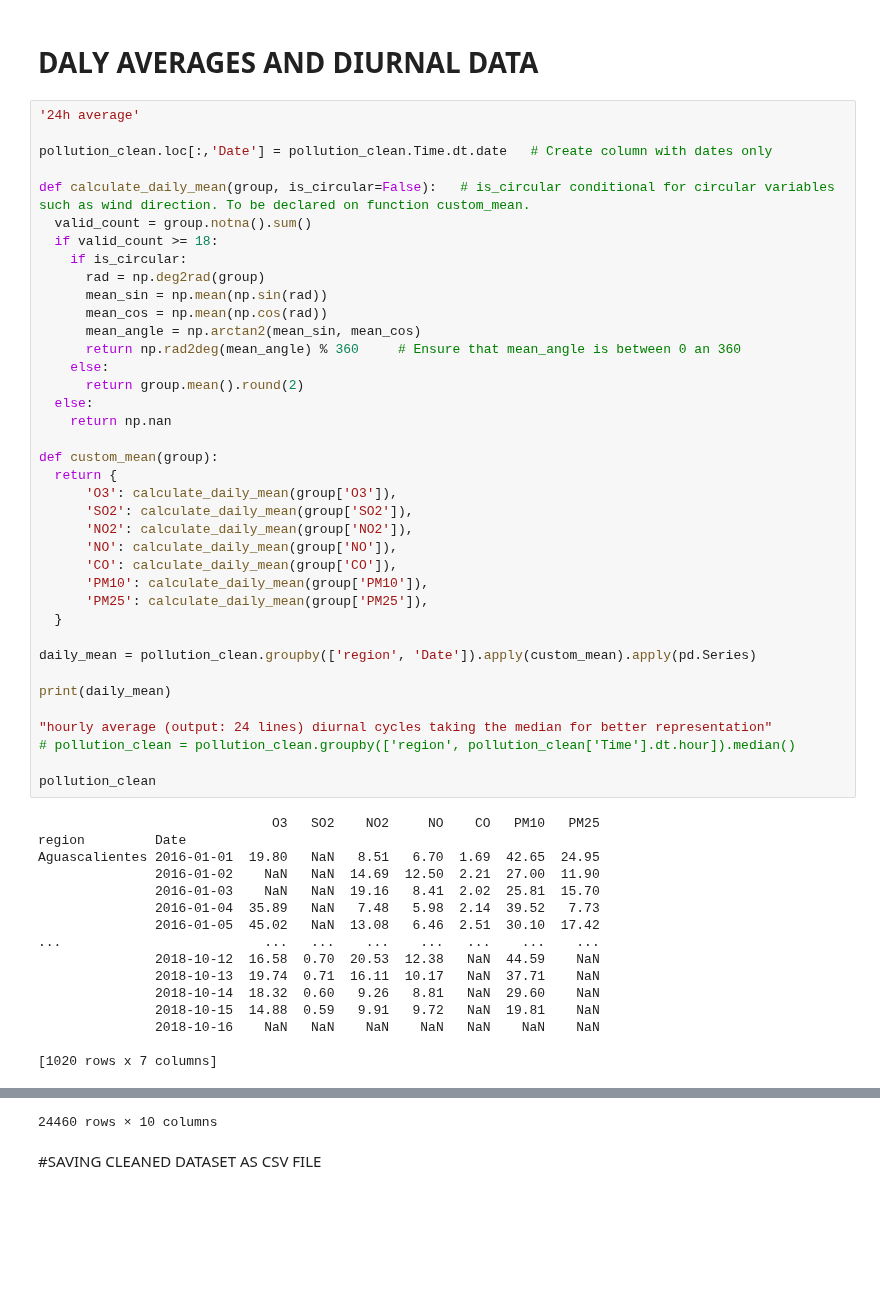
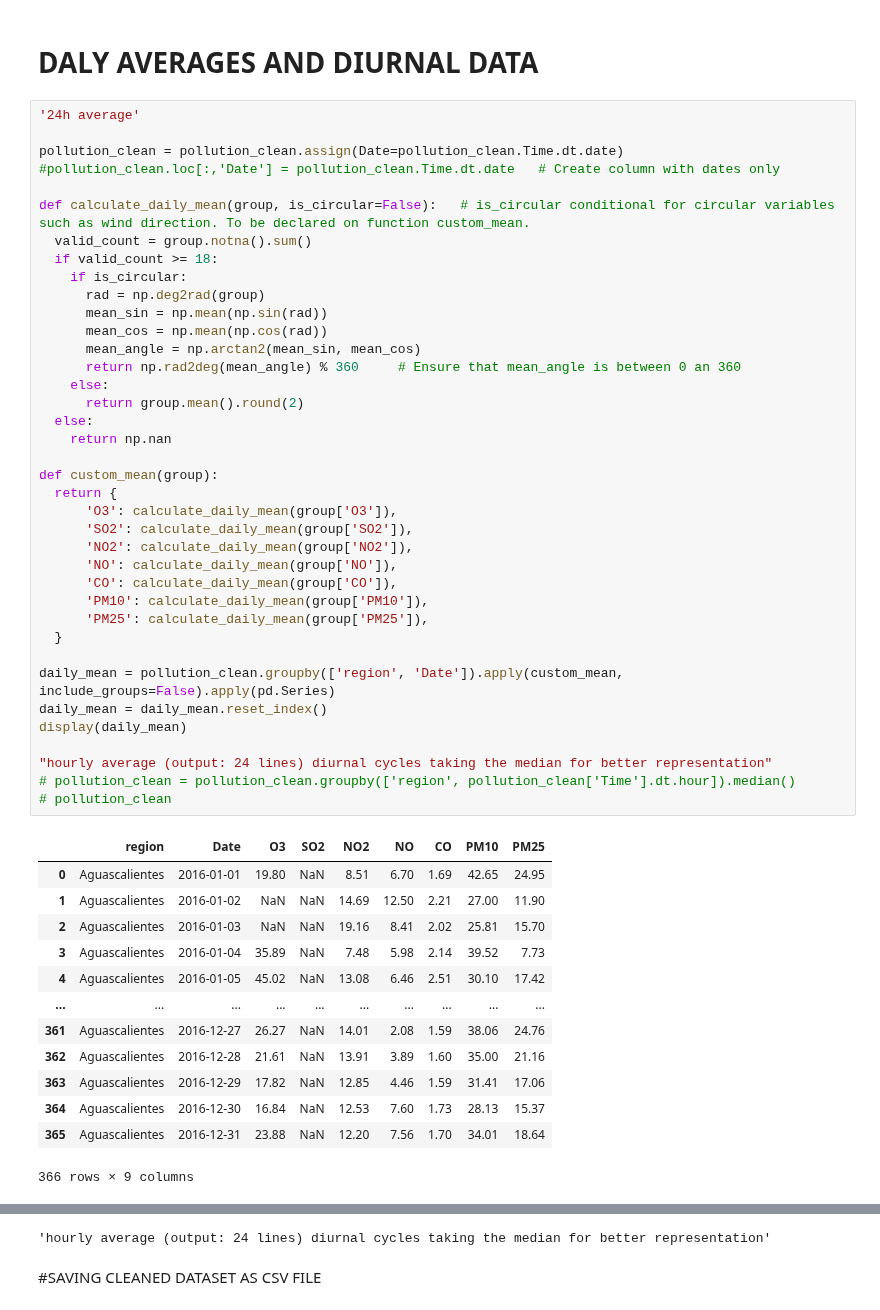
Before and after one commit to anscch/ATPAD-LAIDEA-UNAM, a Jupyter notebook: POLLUTION_ATPAD.ipynb, the cells around one changed output, grey strips where cells are left out. Cells and saved outputs as stored; diff of their text form; blank space fills up the shorter version.

```diff
--- a/POLLUTION_ATPAD.ipynb
+++ b/POLLUTION_ATPAD.ipynb
@@ -408,54 +408,52 @@ pollution_clean
 # %%
 '24h average'
 
-pollution_clean.loc[:,'Date'] = pollution_clean.Time.dt.date   # Create column with dates only
+pollution_clean = pollution_clean.assign(Date=pollution_clean.Time.dt.date)
+#pollution_clean.loc[:,'Date'] = pollution_clean.Time.dt.date   # Create column with dates only
 
 def calculate_daily_mean(group, is_circular=False):   # is_circular conditional for circular variables such as wind direction. To be declared on function custom_mean.
   valid_count = group.notna().sum()
   if valid_count >= 18:
     if is_circular:
       rad = np.deg2rad(group)
       mean_sin = np.mean(np.sin(rad))
       mean_cos = np.mean(np.cos(rad))
       mean_angle = np.arctan2(mean_sin, mean_cos)
       return np.rad2deg(mean_angle) % 360     # Ensure that mean_angle is between 0 an 360
     else:
       return group.mean().round(2)
   else:
     return np.nan
 
 def custom_mean(group):
   return {
       'O3': calculate_daily_mean(group['O3']),
       'SO2': calculate_daily_mean(group['SO2']),
       'NO2': calculate_daily_mean(group['NO2']),
       'NO': calculate_daily_mean(group['NO']),
       'CO': calculate_daily_mean(group['CO']),
       'PM10': calculate_daily_mean(group['PM10']),
       'PM25': calculate_daily_mean(group['PM25']),
   }
 
-daily_mean = pollution_clean.groupby(['region', 'Date']).apply(custom_mean).apply(pd.Series)
-
-print(daily_mean)
+daily_mean = pollution_clean.groupby(['region', 'Date']).apply(custom_mean, include_groups=False).apply(pd.Series)
+daily_mean = daily_mean.reset_index()
+display(daily_mean)
 
 "hourly average (output: 24 lines) diurnal cycles taking the median for better representation"
 # pollution_clean = pollution_clean.groupby(['region', pollution_clean['Time'].dt.hour]).median()
-
-pollution_clean
+# pollution_clean
 # %% [output]
+|  | region | Date | O3 | SO2 | NO2 | NO | CO | PM10 | PM25 |
+| 0 | Aguascalientes | 2016-01-01 | 19.80 | NaN | 8.51 | 6.70 | 1.69 | 42.65 | 24.95 |
+| 1 | Aguascalientes | 2016-01-02 | NaN | NaN | 14.69 | 12.50 | 2.21 | 27.00 | 11.90 |
+| 2 | Aguascalientes | 2016-01-03 | NaN | NaN | 19.16 | 8.41 | 2.02 | 25.81 | 15.70 |
+| 3 | Aguascalientes | 2016-01-04 | 35.89 | NaN | 7.48 | 5.98 | 2.14 | 39.52 | 7.73 |
+| 4 | Aguascalientes | 2016-01-05 | 45.02 | NaN | 13.08 | 6.46 | 2.51 | 30.10 | 17.42 |
+| ... | ... | ... | ... | ... | ... | ... | ... | ... | ... |
+| 361 | Aguascalientes | 2016-12-27 | 26.27 | NaN | 14.01 | 2.08 | 1.59 | 38.06 | 24.76 |
+| 362 | Aguascalientes | 2016-12-28 | 21.61 | NaN | 13.91 | 3.89 | 1.60 | 35.00 | 21.16 |
+| 363 | Aguascalientes | 2016-12-29 | 17.82 | NaN | 12.85 | 4.46 | 1.59 | 31.41 | 17.06 |
+| 364 | Aguascalientes | 2016-12-30 | 16.84 | NaN | 12.53 | 7.60 | 1.73 | 28.13 | 15.37 |
+| 365 | Aguascalientes | 2016-12-31 | 23.88 | NaN | 12.20 | 7.56 | 1.70 | 34.01 | 18.64 |
-                              O3   SO2    NO2     NO    CO   PM10   PM25
-region         Date
-Aguascalientes 2016-01-01  19.80   NaN   8.51   6.70  1.69  42.65  24.95
-               2016-01-02    NaN   NaN  14.69  12.50  2.21  27.00  11.90
-               2016-01-03    NaN   NaN  19.16   8.41  2.02  25.81  15.70
-               2016-01-04  35.89   NaN   7.48   5.98  2.14  39.52   7.73
-               2016-01-05  45.02   NaN  13.08   6.46  2.51  30.10  17.42
-...                          ...   ...    ...    ...   ...    ...    ...
-               2018-10-12  16.58  0.70  20.53  12.38   NaN  44.59    NaN
-               2018-10-13  19.74  0.71  16.11  10.17   NaN  37.71    NaN
-               2018-10-14  18.32  0.60   9.26   8.81   NaN  29.60    NaN
-               2018-10-15  14.88  0.59   9.91   9.72   NaN  19.81    NaN
-               2018-10-16    NaN   NaN    NaN    NaN   NaN    NaN    NaN
-
-[1020 rows x 7 columns]
+366 rows × 9 columns
@@ -474,4 +460,4 @@ Aguascalientes 2016-01-01  19.80   NaN   8.51   6.70  1.69  42.65  24.95
-24460 rows × 10 columns
+'hourly average (output: 24 lines) diurnal cycles taking the median for better representation'
 # %% [markdown]
 #SAVING CLEANED DATASET AS CSV FILE
 # %%
```
Also changed, not shown: parts of 3 cells of this notebook.
